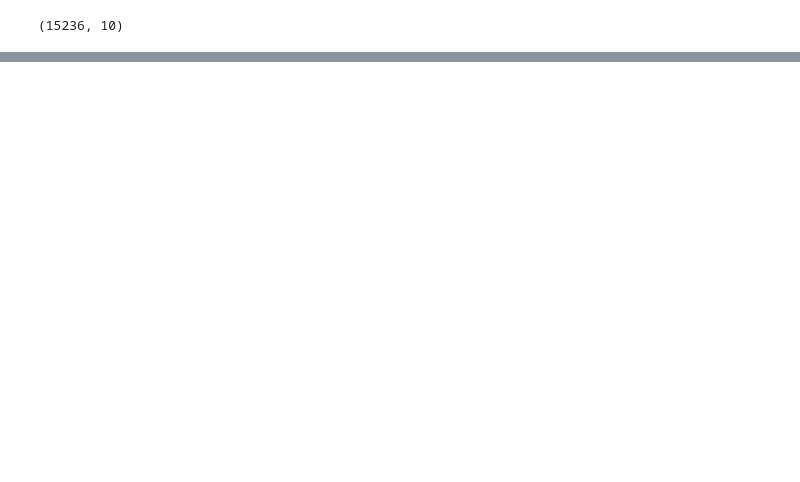
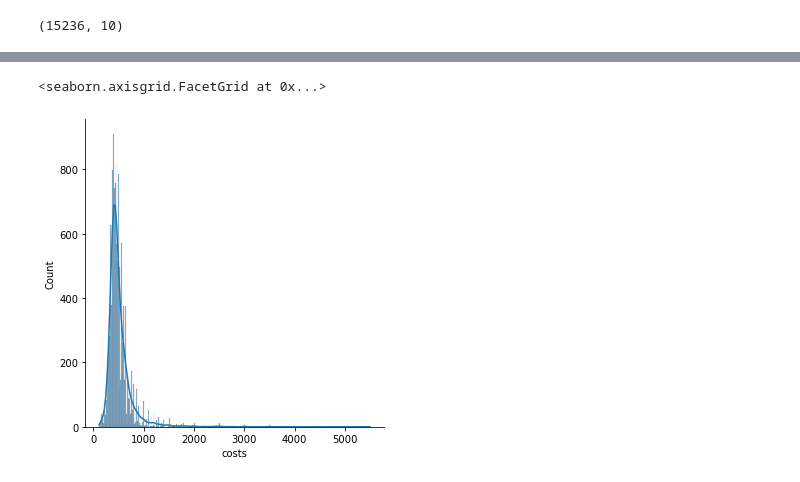
Before and after one commit to MAST30034-Applied-Data-Science/generic-real-estate-consulting-project-group37, a Jupyter notebook: notebooks/properties.ipynb, the cells around one changed output, grey strips where cells are left out. Drawn from its saved outputs; the diff is of its cells as text; code cells hidden in the pictures; blank space fills up the shorter version.

```diff
--- a/notebooks/properties.ipynb
+++ b/notebooks/properties.ipynb
@@ -27,3 +30,6 @@ df.tail()
+# %%
+#extract suburb from the location of each property
+df["suburb"] = df["name"].apply(lambda x : ' '.join(x.split()[-3:]))
 # %%
 #extract costs
 df["costs"] = df["cost_text"].str.extract(r'(\d+\,*\d*)')
@@ -43,3 +73,6 @@ df.drop("rooms", axis=1, inplace=True)
+# %%
+#we only leave the type - House, Apartment/Unit/Flat and town house as they are the most general type and more suitable for modeling
+df = df[(df["type"] == "House") | (df["type"] == "Apartment / Unit / Flat") | (df["type"] == "Townhouse")]
 # %%
 #convert data type to numeric
 df[["costs", "bond","beds","baths","parking"]] = df[["costs","bond","beds","baths","parking"]].apply(pd.to_numeric,errors='coerce')
@@ -64,3 +99,6 @@ dtype: int64
 # %%
 #As there are too many missing data for internal area, we may drop that feature
 df.drop("area", axis=1, inplace=True)
+# %%
+#drop the instances with no rent
+df = df.dropna(subset=['costs','bond'])
@@ -79 +136,12 @@ max      4.125000e+06
 Name: costs, dtype: float64
+# %%
+#After checking the properties on "www.domain.com.au" with rent pw below $100, we obtained that most of them are parking spots or storage sheds,
+#and for those properties with rent above $6000, they are actually for business
+#we drop those properties
+df = df[(100 <= df.costs) & (df.costs <= 6000)]
+# %%
+#display costs distribution
+sns.displot(df, x="costs",kde = "True")
+# %% [output]
+<seaborn.axisgrid.FacetGrid at 0x...>
+[figure, added]
```
Also changed, not shown: parts of 26 cells of this notebook, 6 other files.
